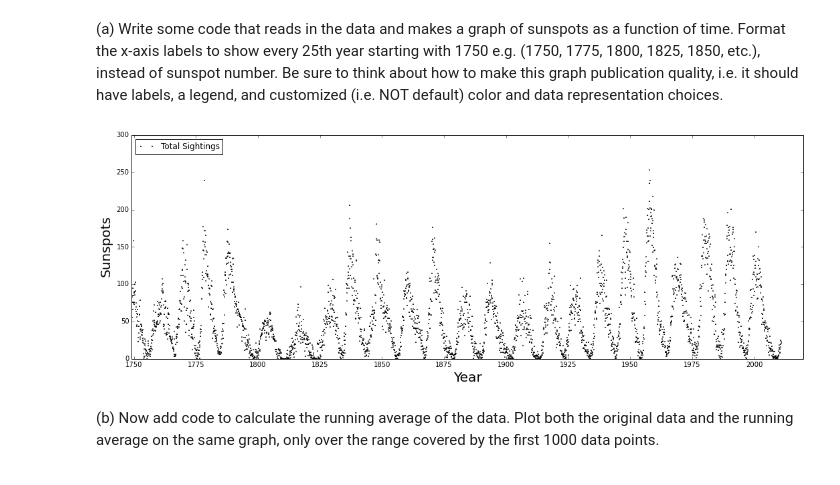
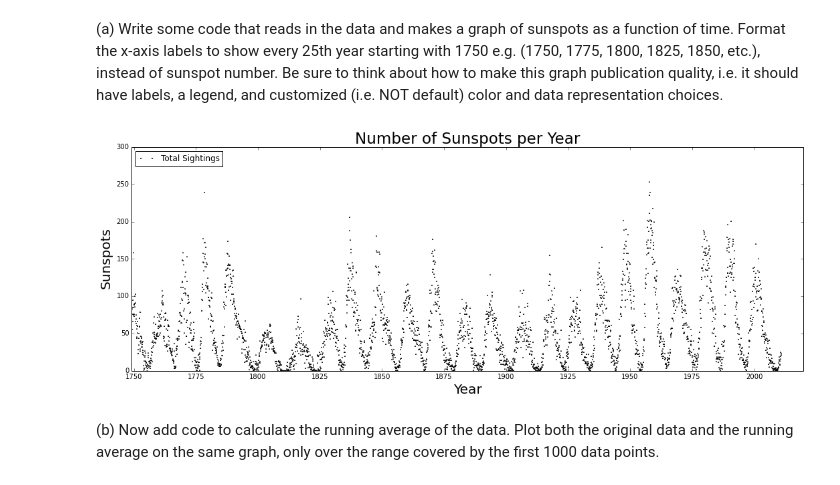
Before and after one commit to abardess/PHYS202-S14, a Jupyter notebook: Graphics/GraphicsExercises.ipynb, the cells around one changed output. Cells and saved outputs as stored; diff of their text form; code cells hidden in the pictures.

Commit message:
Finished most of Graphics Exercise

```diff
--- a/Graphics/GraphicsExercises.ipynb
+++ b/Graphics/GraphicsExercises.ipynb
@@ -38,20 +38,21 @@ Download the linked file called sunspots.txt, which contains the observed number
 # %%
 x, y = loadtxt('//Users/anthonybardessono/Desktop/sunspots.txt', unpack = True)
 plt.figure(figsize = (18, 6), dpi = 180)
 plt.xlim(0, 3250)
 plt.ylim(0, 300)
 
 plt.xticks([12, 312, 612, 912, 1212, 1512, 1812, 2112, 2412, 2712, 3012],
            [r'1750', r'1775', r'1800', r'1825', r'1850', r'1875', r'1900', r'1925', r'1950', r'1975', r'2000'])
 
 plt.xlabel("Year", fontsize = 20)
 plt.ylabel("Sunspots", fontsize = 20)
 
 plt.plot(x, y, '^', markersize = 1.5, label = "Total Sightings", color = (0, 0, 0))
 plt.legend(loc = "upper left")
+plt.title("Number of Sunspots per Year", fontsize = 23)
 
 plt.show()
 # %% [output]
-[figure, old version]
+[figure, new version]
 # %% [markdown]
 (b) Now add code to calculate the running average of the data. Plot both the original data and the running average on the same graph, only over the range covered by the first 1000 data points.
```
Also changed, not shown: parts of 15 cells of this notebook, 2 other files.
